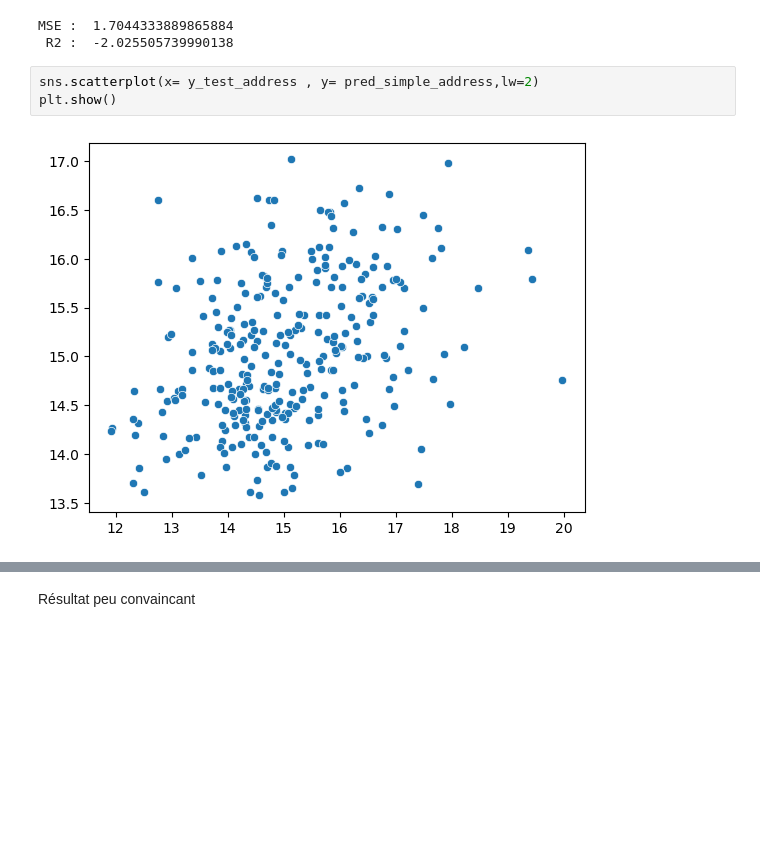
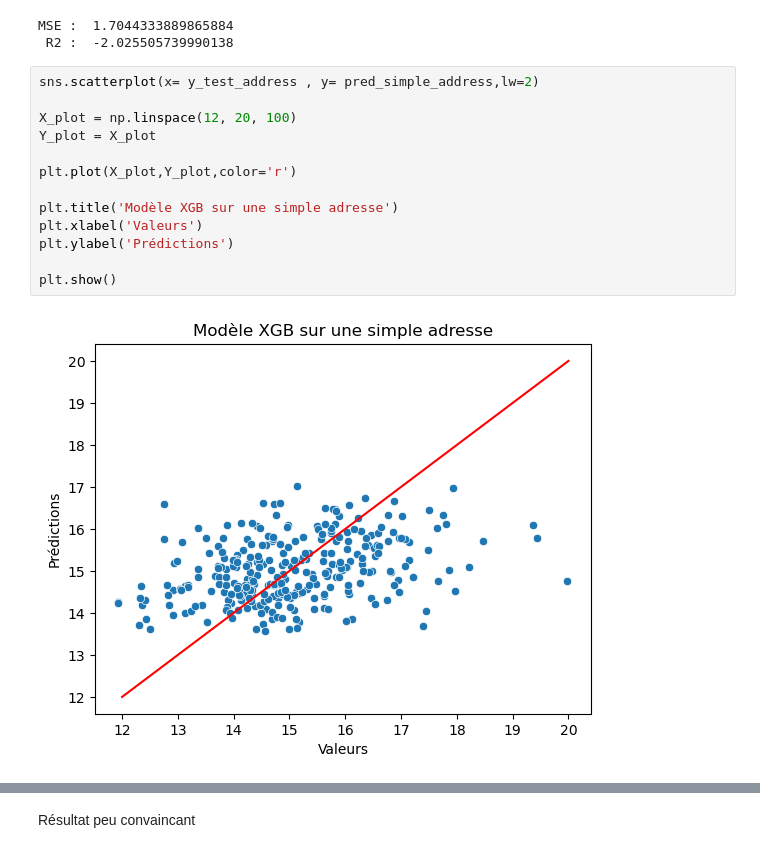
Before and after one commit to ArhurK/P4-Anticipez-les-besoins-en-consommation-de-batiments, a Jupyter notebook: Cible 2 log_SiteEnergyUseWN(kBtu).ipynb, the cells around one changed output, grey strips where cells are left out. Cells and saved outputs as stored; diff of their text form; blank space fills up the shorter version.

```diff
--- a/Cible 2 log_SiteEnergyUseWN(kBtu).ipynb
+++ b/Cible 2 log_SiteEnergyUseWN(kBtu).ipynb
@@ -529,10 +533,20 @@ print('MSE : ', mean_squared_error(pred_simple_address,y_test_address),'\n',
 # %% [output]
 MSE :  1.7044333889865884
  R2 :  -2.025505739990138
-# %%
-sns.scatterplot(x= y_test_address , y= pred_simple_address,lw=2)
-plt.show()
-# %% [output]
-[figure, removed]
+# %%
+sns.scatterplot(x= y_test_address , y= pred_simple_address,lw=2)
+
+X_plot = np.linspace(12, 20, 100)
+Y_plot = X_plot
+
+plt.plot(X_plot,Y_plot,color='r')
+
+plt.title('Modèle XGB sur une simple adresse')
+plt.xlabel('Valeurs')
+plt.ylabel('Prédictions')
+
+plt.show()
+# %% [output]
+[figure, added]
 # %%
 plt.plot(pred_simple_address-y_test_address)
```
Also changed, not shown: parts of 12 cells of this notebook, 3 other files.
